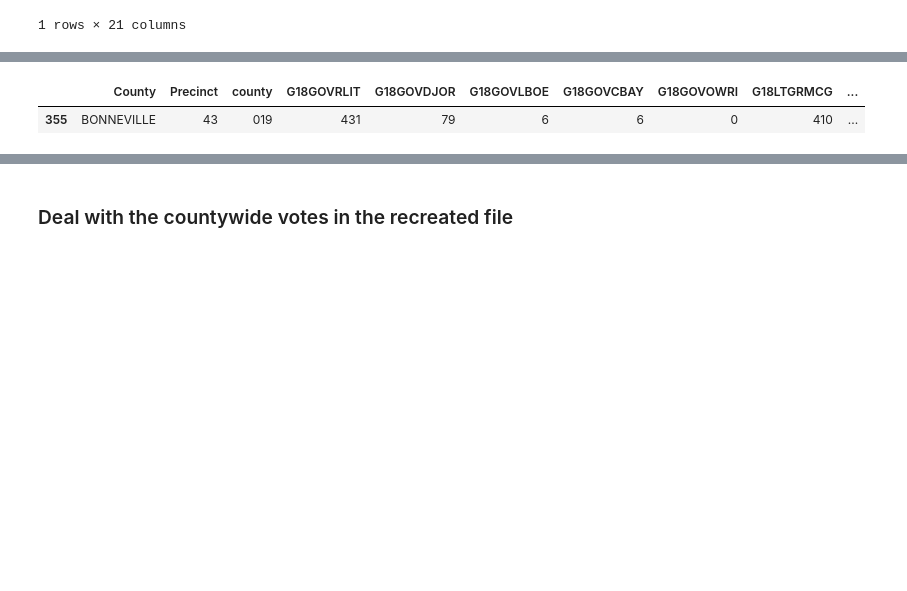
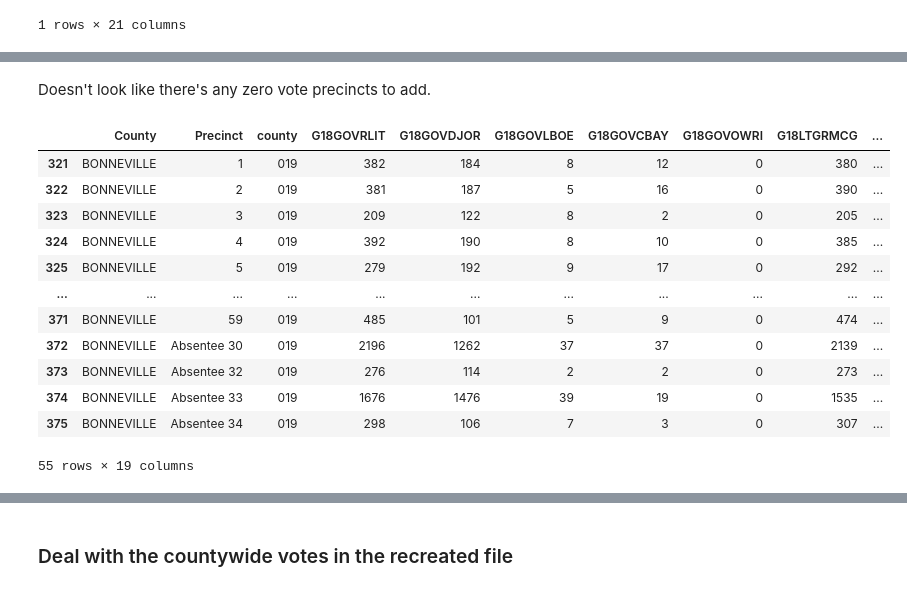
Before and after one commit to nonpartisan-redistricting-datahub/pdv-id, a Jupyter notebook: vest-id-2018/id_vest_2018.ipynb, the cells around one changed output, grey strips where cells are left out. Saved outputs shown, nothing was run; the diff lists cells and outputs as text; code cells hidden in the pictures; blank space fills up the shorter version.

```diff
--- a/vest-id-2018/id_vest_2018.ipynb
+++ b/vest-id-2018/id_vest_2018.ipynb
@@ -326,11 +326,24 @@ election_results[election_results['G18GOVRLIT'] == 0]
 # %% [output]
 |  | County | Precinct | G18GOVCBAY | G18GOVLBOE | G18GOVDJOR | G18GOVRLIT | G18GOVOWRI | G18LTGDCOL | G18LTGRMCG | ... |
 | 263 | BINGHAM | Bonneville 27 | 0 | 0 | 0 | 0 | 0 | 0 | 0 | ... |
+# %% [markdown]
+Doesn't look like there's any zero vote precincts to add.
 # %%
 election_results=election_results[['County','Precinct','county','G18GOVRLIT','G18GOVDJOR','G18GOVLBOE','G18GOVCBAY','G18GOVOWRI','G18LTGRMCG','G18LTGDCOL','G18SOSRDEN','G18SOSDHUM','G18CONRWOO','G18TRERELL','G18ATGRWAS','G18ATGDBIS','G18SPIRYBA','G18SPIDWIL','join_col']]
 # %%
-election_results[election_results['join_col'] == '01943']
+election_results[election_results['County'] == 'BONNEVILLE']
 # %% [output]
 |  | County | Precinct | county | G18GOVRLIT | G18GOVDJOR | G18GOVLBOE | G18GOVCBAY | G18GOVOWRI | G18LTGRMCG | ... |
-| 355 | BONNEVILLE | 43 | 019 | 431 | 79 | 6 | 6 | 0 | 410 | ... |
+| 321 | BONNEVILLE | 1 | 019 | 382 | 184 | 8 | 12 | 0 | 380 | ... |
+| 322 | BONNEVILLE | 2 | 019 | 381 | 187 | 5 | 16 | 0 | 390 | ... |
+| 323 | BONNEVILLE | 3 | 019 | 209 | 122 | 8 | 2 | 0 | 205 | ... |
+| 324 | BONNEVILLE | 4 | 019 | 392 | 190 | 8 | 10 | 0 | 385 | ... |
+| 325 | BONNEVILLE | 5 | 019 | 279 | 192 | 9 | 17 | 0 | 292 | ... |
+| ... | ... | ... | ... | ... | ... | ... | ... | ... | ... | ... |
+| 371 | BONNEVILLE | 59 | 019 | 485 | 101 | 5 | 9 | 0 | 474 | ... |
+| 372 | BONNEVILLE | Absentee 30 | 019 | 2196 | 1262 | 37 | 37 | 0 | 2139 | ... |
+| 373 | BONNEVILLE | Absentee 32 | 019 | 276 | 114 | 2 | 2 | 0 | 273 | ... |
+| 374 | BONNEVILLE | Absentee 33 | 019 | 1676 | 1476 | 39 | 19 | 0 | 1535 | ... |
+| 375 | BONNEVILLE | Absentee 34 | 019 | 298 | 106 | 7 | 3 | 0 | 307 | ... |
+55 rows × 19 columns
 # %%
```
Also changed, not shown: parts of 19 cells of this notebook.
